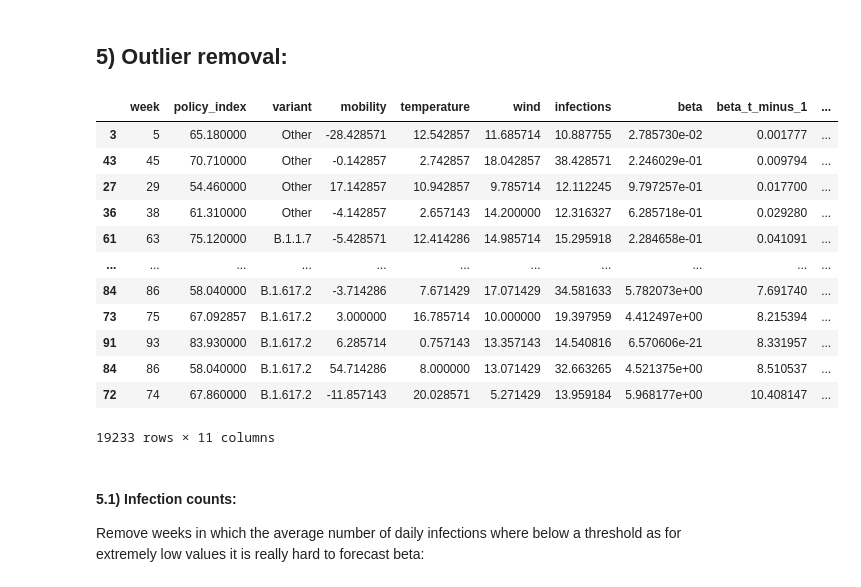
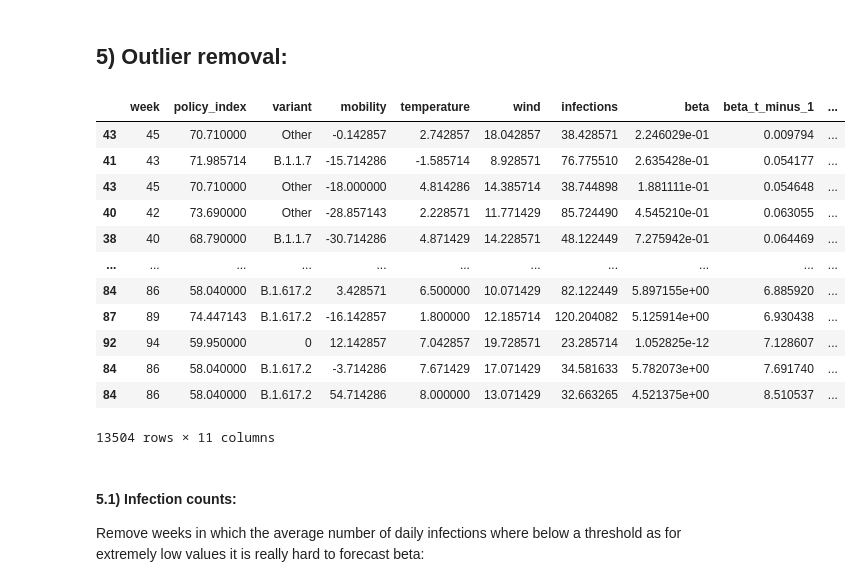
Before and after one commit to lukasheide/Covid-Forecasting-Tool, a Jupyter notebook: Backend/Modeling/Differential_Equation_Modeling/Machine_Learning_Layer_Lukas/beta_estimation.ipynb, the cells around one changed output. Saved outputs shown, nothing was run; the diff lists cells and outputs as text; code cells hidden in the pictures.

```diff
--- a/Backend/Modeling/Differential_Equation_Modeling/Machine_Learning_Layer_Lukas/beta_estimation.ipynb
+++ b/Backend/Modeling/Differential_Equation_Modeling/Machine_Learning_Layer_Lukas/beta_estimation.ipynb
@@ -24,3 +27,5 @@ from keras.metrics import RootMeanSquaredError
+# %%
+pd.set_option('display.max_columns', 50)
 # %% [markdown]
 ## 1) Import Data:
 CSV file can be found in Teams under Model/ML_for_Beta/all_matrix_data.csv
@@ -148,21 +151,21 @@ df_v4
 # %%
 # Identify outliers:
 # %%
-df_v4[df_v4['infections'] > 10].sort_values('beta_t_minus_1', ascending=True)
+df_v4[df_v4['infections'] > 20].sort_values('beta_t_minus_1', ascending=True)
 # %% [output]
 |  | week | policy_index | variant | mobility | temperature | wind | infections | beta | beta_t_minus_1 | ... |
-| 3 | 5 | 65.180000 | Other | -28.428571 | 12.542857 | 11.685714 | 10.887755 | 2.785730e-02 | 0.001777 | ... |
 | 43 | 45 | 70.710000 | Other | -0.142857 | 2.742857 | 18.042857 | 38.428571 | 2.246029e-01 | 0.009794 | ... |
-| 27 | 29 | 54.460000 | Other | 17.142857 | 10.942857 | 9.785714 | 12.112245 | 9.797257e-01 | 0.017700 | ... |
-| 36 | 38 | 61.310000 | Other | -4.142857 | 2.657143 | 14.200000 | 12.316327 | 6.285718e-01 | 0.029280 | ... |
-| 61 | 63 | 75.120000 | B.1.1.7 | -5.428571 | 12.414286 | 14.985714 | 15.295918 | 2.284658e-01 | 0.041091 | ... |
+| 41 | 43 | 71.985714 | B.1.1.7 | -15.714286 | -1.585714 | 8.928571 | 76.775510 | 2.635428e-01 | 0.054177 | ... |
+| 43 | 45 | 70.710000 | Other | -18.000000 | 4.814286 | 14.385714 | 38.744898 | 1.881111e-01 | 0.054648 | ... |
+| 40 | 42 | 73.690000 | Other | -28.857143 | 2.228571 | 11.771429 | 85.724490 | 4.545210e-01 | 0.063055 | ... |
+| 38 | 40 | 68.790000 | B.1.1.7 | -30.714286 | 4.871429 | 14.228571 | 48.122449 | 7.275942e-01 | 0.064469 | ... |
 | ... | ... | ... | ... | ... | ... | ... | ... | ... | ... | ... |
+| 84 | 86 | 58.040000 | B.1.617.2 | 3.428571 | 6.500000 | 10.071429 | 82.122449 | 5.897155e+00 | 6.885920 | ... |
+| 87 | 89 | 74.447143 | B.1.617.2 | -16.142857 | 1.800000 | 12.185714 | 120.204082 | 5.125914e+00 | 6.930438 | ... |
+| 92 | 94 | 59.950000 | 0 | 12.142857 | 7.042857 | 19.728571 | 23.285714 | 1.052825e-12 | 7.128607 | ... |
 | 84 | 86 | 58.040000 | B.1.617.2 | -3.714286 | 7.671429 | 17.071429 | 34.581633 | 5.782073e+00 | 7.691740 | ... |
-| 73 | 75 | 67.092857 | B.1.617.2 | 3.000000 | 16.785714 | 10.000000 | 19.397959 | 4.412497e+00 | 8.215394 | ... |
-| 91 | 93 | 83.930000 | B.1.617.2 | 6.285714 | 0.757143 | 13.357143 | 14.540816 | 6.570606e-21 | 8.331957 | ... |
 | 84 | 86 | 58.040000 | B.1.617.2 | 54.714286 | 8.000000 | 13.071429 | 32.663265 | 4.521375e+00 | 8.510537 | ... |
-| 72 | 74 | 67.860000 | B.1.617.2 | -11.857143 | 20.028571 | 5.271429 | 13.959184 | 5.968177e+00 | 10.408147 | ... |
-19233 rows × 11 columns
+13504 rows × 11 columns
 # %% [markdown]
 #### 5.1) Infection counts:
 Remove weeks in which the average number of daily infections where below a threshold as for extremely low values it is really hard to forecast beta:
```
Also changed, not shown: parts of 20 cells of this notebook, 9 other files.
